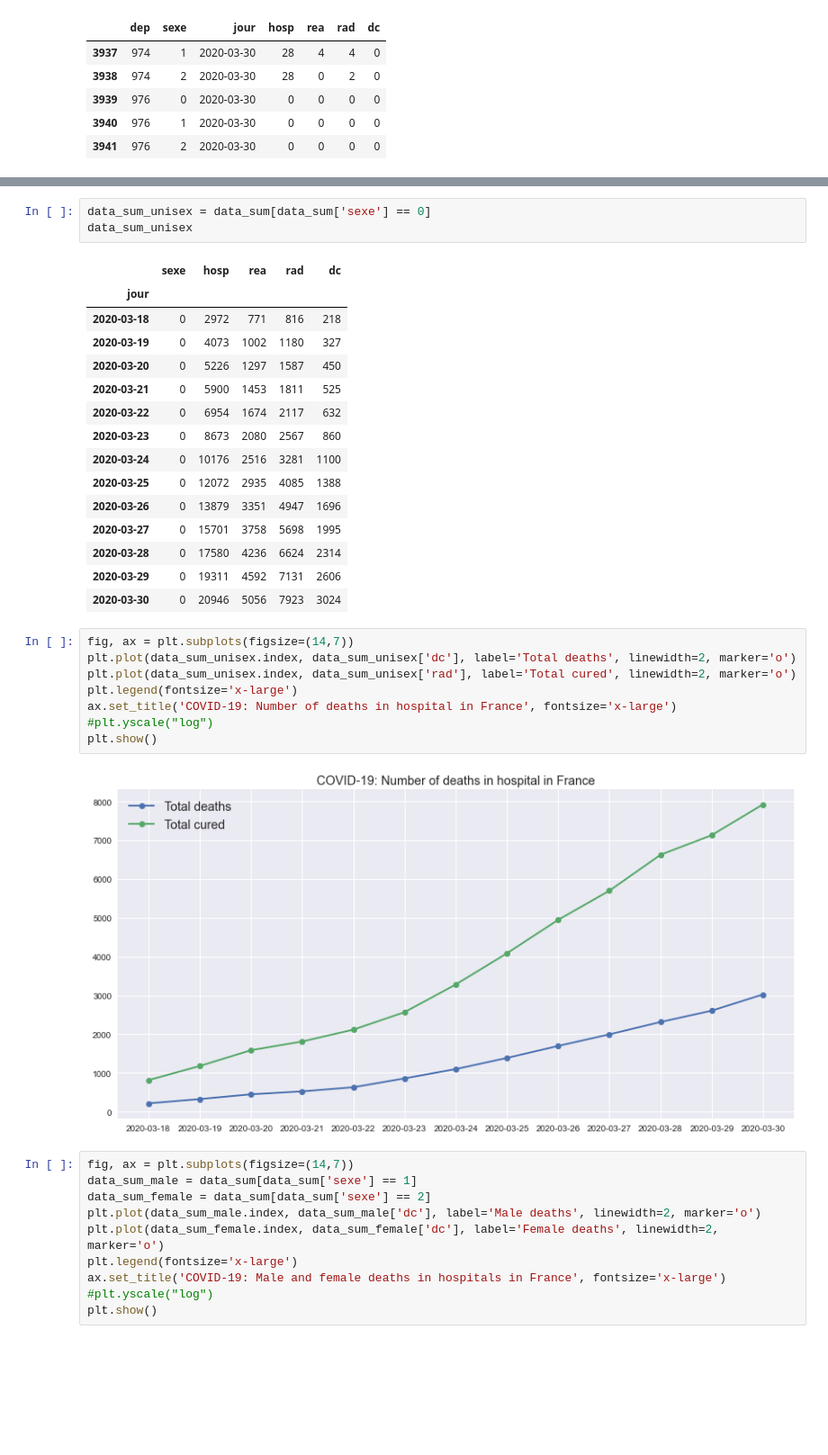
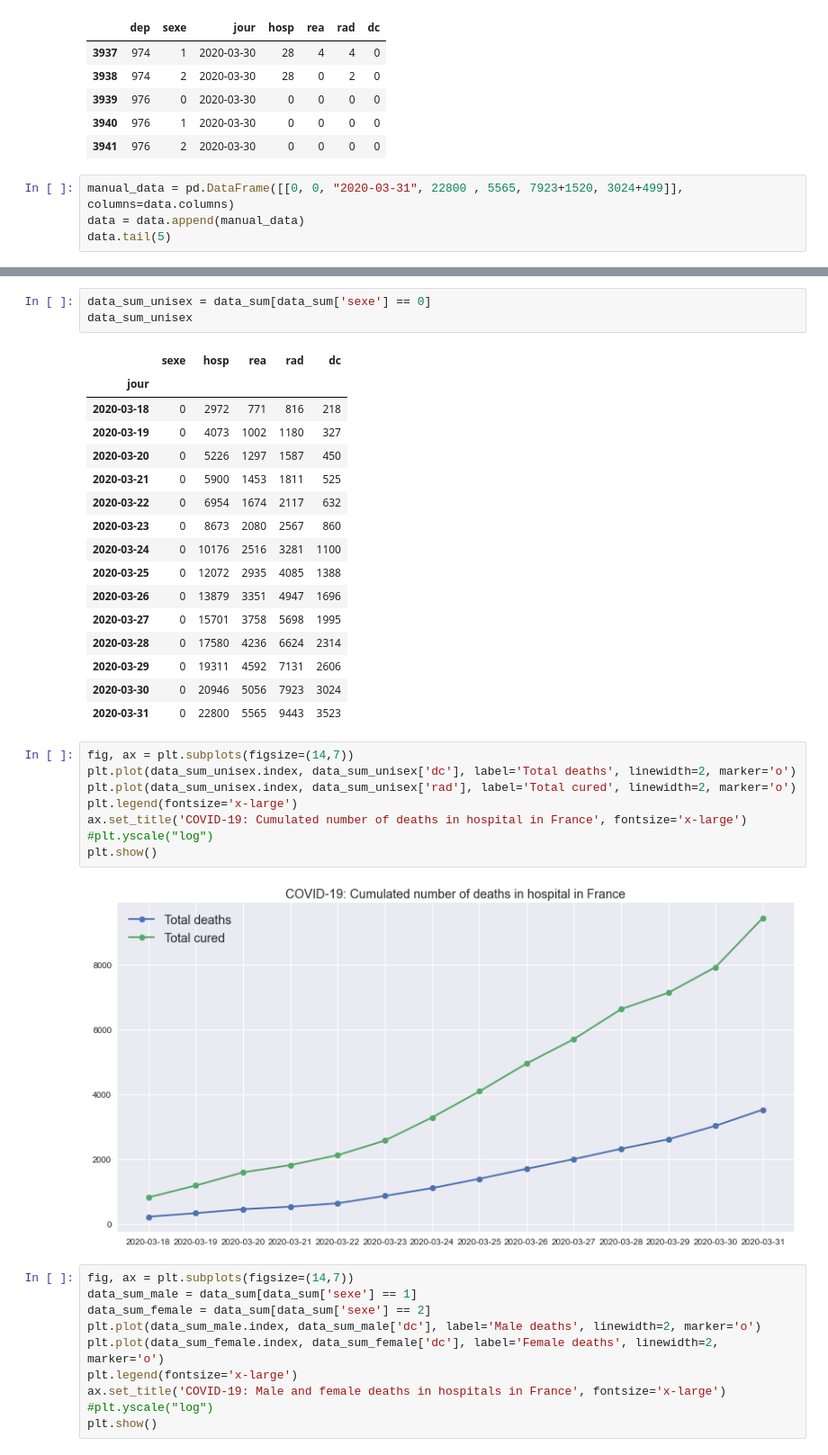
Before and after one commit to Oryon/covid-19, a Jupyter notebook: covid19_france.ipynb, the cells around one changed output, grey strips where cells are left out. Shown at 90% size. Drawn from its saved outputs; the diff is of its cells as text; blank space fills up the shorter version.

```diff
--- a/covid19_france.ipynb
+++ b/covid19_france.ipynb
@@ -13,3 +13,7 @@ data.tail(5)
 | 3939 | 976 | 0 | 2020-03-30 | 0 | 0 | 0 | 0 |
 | 3940 | 976 | 1 | 2020-03-30 | 0 | 0 | 0 | 0 |
 | 3941 | 976 | 2 | 2020-03-30 | 0 | 0 | 0 | 0 |
+# %%
+manual_data = pd.DataFrame([[0, 0, "2020-03-31", 22800 , 5565, 7923+1520, 3024+499]], columns=data.columns)
+data = data.append(manual_data)
+data.tail(5)
@@ -54,16 +65,17 @@ data_sum_unisex
 | 2020-03-28 | 0 | 17580 | 4236 | 6624 | 2314 |
 | 2020-03-29 | 0 | 19311 | 4592 | 7131 | 2606 |
 | 2020-03-30 | 0 | 20946 | 5056 | 7923 | 3024 |
+| 2020-03-31 | 0 | 22800 | 5565 | 9443 | 3523 |
 # %%
 fig, ax = plt.subplots(figsize=(14,7))
 plt.plot(data_sum_unisex.index, data_sum_unisex['dc'], label='Total deaths', linewidth=2, marker='o')
 plt.plot(data_sum_unisex.index, data_sum_unisex['rad'], label='Total cured', linewidth=2, marker='o')
 plt.legend(fontsize='x-large')
-ax.set_title('COVID-19: Number of deaths in hospital in France', fontsize='x-large')
+ax.set_title('COVID-19: Cumulated number of deaths in hospital in France', fontsize='x-large')
 #plt.yscale("log")
 plt.show()
 # %% [output]
-[figure, old version]
+[figure, new version]
 # %%
 fig, ax = plt.subplots(figsize=(14,7))
 data_sum_male = data_sum[data_sum['sexe'] == 1]
```
Also changed, not shown: parts of 6 cells of this notebook, 1 other file.
